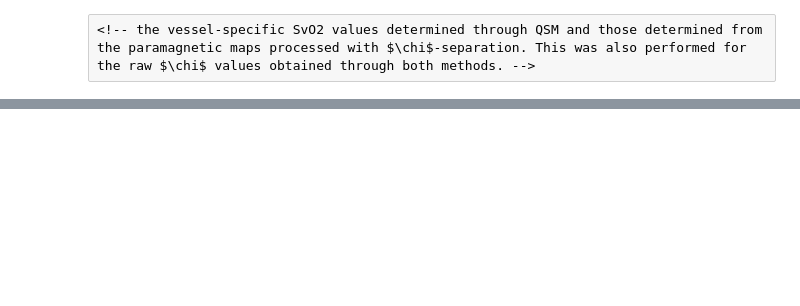
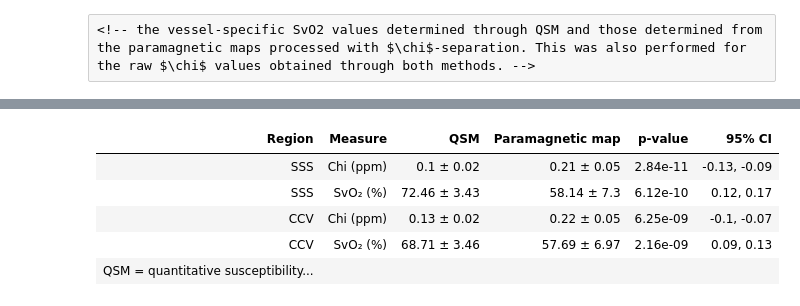
Before and after one commit to WeberLab/Chisep_CSVO2_Manuscript, a Jupyter notebook: index.embed.ipynb, the cells around one changed output, grey strips where cells are left out. Saved outputs shown, nothing was run; the diff lists cells and outputs as text; code cells hidden in the pictures; blank space fills up the shorter version.

```diff
--- a/index.embed.ipynb
+++ b/index.embed.ipynb
@@ -315,0 +364,33 @@ The primary objective of the present study was to assess whether the application
+# %%
+df <- data.frame(Region = character(), Measure = character(), QSM = character(), pmap = character(), pvalue = character(), CI = character(), stringsAsFactors = FALSE)
+df[1,] <- c("SSS", "Chi (ppm)", paste0(rndmean(newdata$Gavin_SSS_Chi), " \U00B1 ", rndsd(newdata$Gavin_SSS_Chi)), paste0(rndmean(newdata$Chisep_SSS_Chi), " \U00B1 ", rndsd(newdata$Chisep_SSS_Chi)), signif(SSSChi.t$p.value,3), paste0(round(SSSChi.t$conf.low,2), ", ", round(SSSChi.t$conf.high,2)))
+df[2,] <- c("SSS", "SvO\U2082 (\\%)", paste0(rndmean(newdata$Gavin_SSSVein_CSvO2*100), " \U00B1 ", rndsd(newdata$Gavin_SSSVein_CSvO2*100)), paste0(rndmean(newdata$Chisep_SSSVein_CSvO2*100), " \U00B1 ", rndsd(newdata$Chisep_SSSVein_CSvO2*100)), signif(SSSSvO2.t$p.value,3), paste0(round(SSSSvO2.t$conf.low,2), ", ", round(SSSSvO2.t$conf.high,2)))
+df[3,] <- c("CCV", "Chi (ppm)", paste0(rndmean(newdata$Gavin_IntVein_Chi), " \U00B1 ", rndsd(newdata$Gavin_IntVein_Chi)), paste0(rndmean(newdata$Chisep_IntVein_Chi), " \U00B1 ", rndsd(newdata$Chisep_IntVein_Chi)), signif(CCVChi.t$p.value,3), paste0(round(CCVChi.t$conf.low,2), ", ", round(CCVChi.t$conf.high,2)))
+df[4,] <- c("CCV", "SvO\U2082 (\\%)", paste0(rndmean(newdata$Gavin_IntVein_CSvO2*100), " \U00B1 ", rndsd(newdata$Gavin_IntVein_CSvO2*100)), paste0(rndmean(newdata$Chisep_IntVein_CSvO2*100), " \U00B1 ", rndsd(newdata$Chisep_IntVein_CSvO2*100)), signif(CCVSvO2.t$p.value,3), paste0(round(CCVSvO2.t$conf.low,2), ", ", round(CCVSvO2.t$conf.high,2)))
+footnotetext="QSM = quantitative susceptibility mapping; CI = confidence interval; SSS = superior sagitall sinus; CCV = central cerebral vein"
+
+if (knitr::is_latex_output()) {
+df <- df |> rename("Paramagnetic map" = pmap, "p-value" = pvalue, "95\\\U0025 CI" = CI)
+df |>
+  kbl(format = "latex",
+    booktabs = TRUE,
+    longtable = TRUE,
+    linesep = "",
+    align = "llcccc",
+    escape = FALSE) |>
+    kable_styling(font_size = 9, position = "center", latex_options = c("hold_position", "scale_down"), full_width = FALSE) |>
+    footnote(general_title = "",
+           footnote_as_chunk = TRUE,
+           threeparttable = TRUE,
+           general = footnotetext)
+} else {
+df <- df |> rename("Paramagnetic map" = pmap, "p-value" = pvalue, "95\U0025 CI" = CI)
+df |>
+    mutate(across(everything(), ~ str_replace_all(., "\n", "<br>"))) |>
+    gt() |>
+    cols_align(align = "center", columns = c("QSM", "Paramagnetic map", "p-value", "95\U0025 CI")) |>
+    tab_footnote(footnotetext) |>
+    fmt_markdown(columns = TRUE) |>
+    tab_options(quarto.disable_processing = TRUE)
+}
+# %% [output]
@@ -315,0 +399,6 @@ The primary objective of the present study was to assess whether the application
+| Region | Measure | QSM | Paramagnetic map | p-value | 95% CI |
+| SSS | Chi (ppm) | 0.1 ± 0.02 | 0.21 ± 0.05 | 2.84e-11 | -0.13, -0.09 |
+| SSS | SvO₂ (%) | 72.46 ± 3.43 | 58.14 ± 7.3 | 6.12e-10 | 0.12, 0.17 |
+| CCV | Chi (ppm) | 0.13 ± 0.02 | 0.22 ± 0.05 | 6.25e-09 | -0.1, -0.07 |
+| CCV | SvO₂ (%) | 68.71 ± 3.46 | 57.69 ± 6.97 | 2.16e-09 | 0.09, 0.13 |
+| QSM = quantitative susceptibility... |  |  |  |  |  |
```
Also changed, not shown: parts of 10 cells of this notebook, 13 other files.
